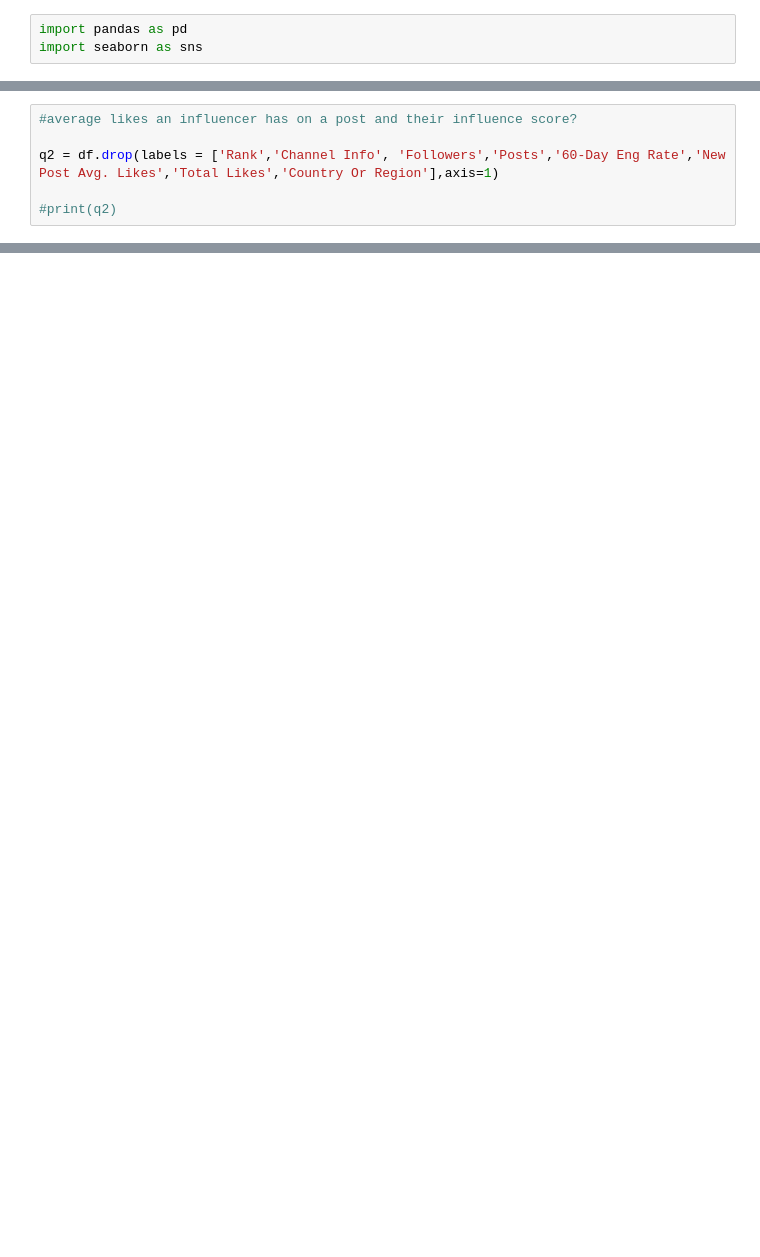
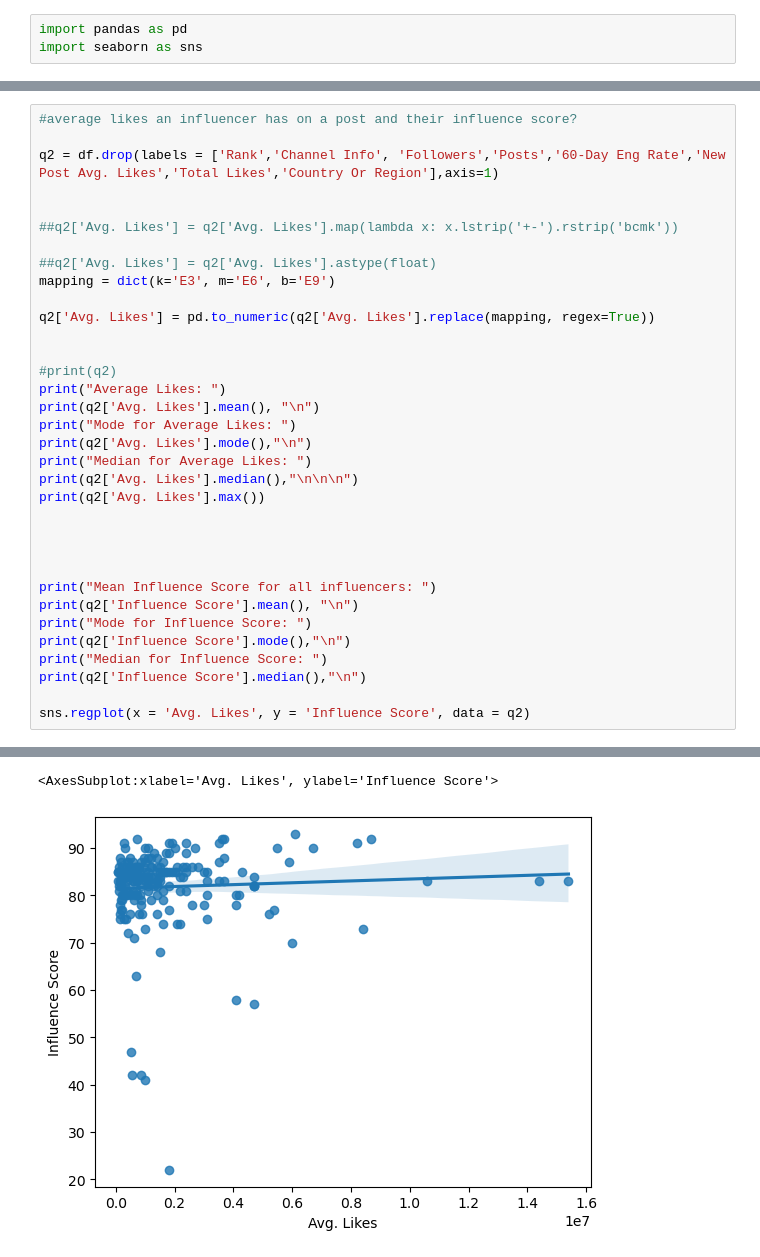
Before and after one commit to adriancabalo/CCIC_DS1, a Jupyter notebook: DS1 Influencer Project.ipynb, the cells around one changed output, grey strips where cells are left out. Saved outputs shown, nothing was run; the diff lists cells and outputs as text; blank space fills up the shorter version.

```diff
--- a/DS1 Influencer Project.ipynb
+++ b/DS1 Influencer Project.ipynb
@@ -82,4 +57,33 @@ Median for Influence Score:
 
 q2 = df.drop(labels = ['Rank','Channel Info', 'Followers','Posts','60-Day Eng Rate','New Post Avg. Likes','Total Likes','Country Or Region'],axis=1)
 
+
+##q2['Avg. Likes'] = q2['Avg. Likes'].map(lambda x: x.lstrip('+-').rstrip('bcmk'))
+
+##q2['Avg. Likes'] = q2['Avg. Likes'].astype(float)
+mapping = dict(k='E3', m='E6', b='E9')
+
+q2['Avg. Likes'] = pd.to_numeric(q2['Avg. Likes'].replace(mapping, regex=True))
+
+
 #print(q2)
+print("Average Likes: ")
+print(q2['Avg. Likes'].mean(), "\n")
+print("Mode for Average Likes: ")
+print(q2['Avg. Likes'].mode(),"\n")
+print("Median for Average Likes: ")
+print(q2['Avg. Likes'].median(),"\n\n\n")
+print(q2['Avg. Likes'].max())
+
+
+
+
+print("Mean Influence Score for all influencers: ")
+print(q2['Influence Score'].mean(), "\n")
+print("Mode for Influence Score: ")
+print(q2['Influence Score'].mode(),"\n")
+print("Median for Influence Score: ")
+print(q2['Influence Score'].median(),"\n")
+
+sns.regplot(x = 'Avg. Likes', y = 'Influence Score', data = q2)
+# %% [output]
@@ -86,3 +107,5 @@ q2 = df.drop(labels = ['Rank','Channel Info', 'Followers','Posts','60-Day Eng Ra
+<AxesSubplot:xlabel='Avg. Likes', ylabel='Influence Score'>
+[figure, added]
 # %%
 #total number of likes an influencer has and their influence score?
 
```
Also changed, not shown: parts of 6 cells of this notebook.
